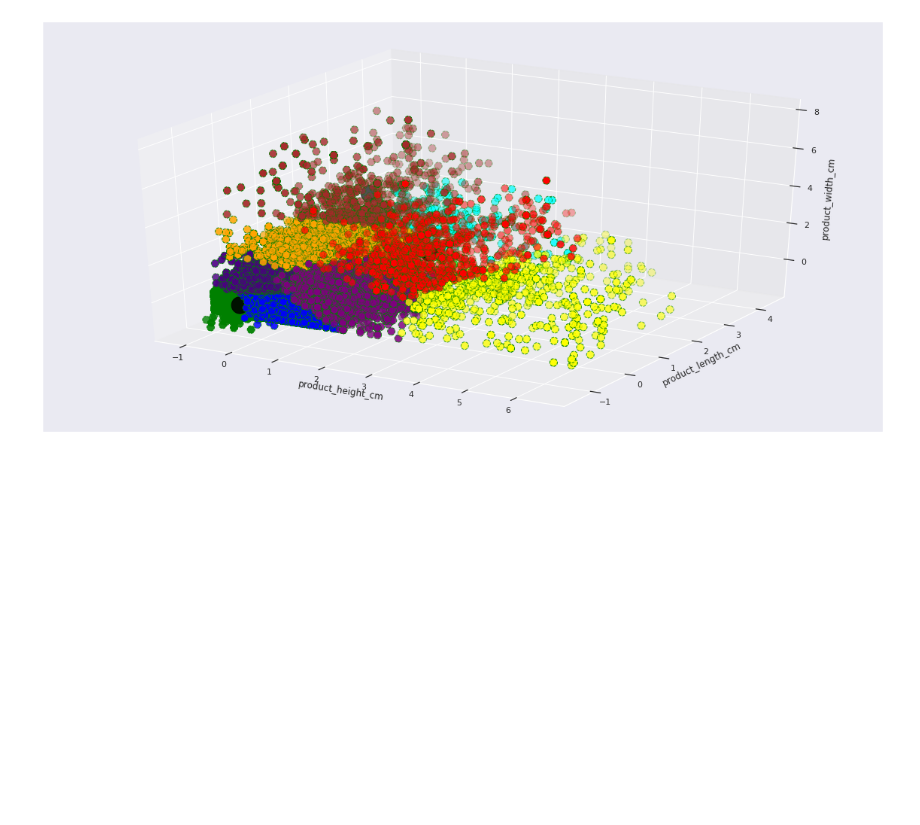
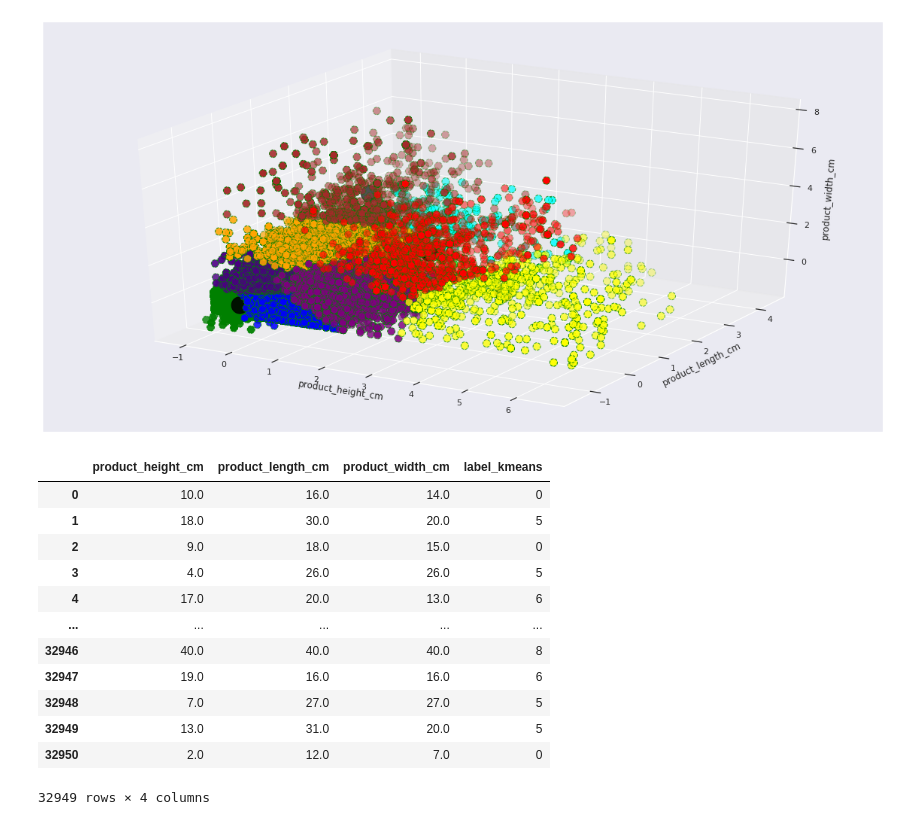
Before and after one commit to DolceParadise/blue-yonder-scm, a Jupyter notebook: carton_optimization.ipynb, the cells around one changed output. Cells and saved outputs as stored; diff of their text form; code cells hidden in the pictures; blank space fills up the shorter version.

```diff
--- a/carton_optimization.ipynb
+++ b/carton_optimization.ipynb
@@ -114,3 +114,23 @@ ax.set_zlabel('product_width_cm')
 plt.show()
 # %% [output]
 [figure]
+# %%
+kmeans = KMeans(n_clusters=10, random_state=42).fit(dfa)
+labels = kmeans.labels_
+dfa_wth_std = pd.DataFrame(data = dfa, columns = ['product_height_cm','product_length_cm','product_width_cm'])
+dfa_wth_std['label_kmeans'] = labels
+dfa_wth_std
+# %% [output]
+|  | product_height_cm | product_length_cm | product_width_cm | label_kmeans |
+| 0 | 10.0 | 16.0 | 14.0 | 0 |
+| 1 | 18.0 | 30.0 | 20.0 | 5 |
+| 2 | 9.0 | 18.0 | 15.0 | 0 |
+| 3 | 4.0 | 26.0 | 26.0 | 5 |
+| 4 | 17.0 | 20.0 | 13.0 | 6 |
+| ... | ... | ... | ... | ... |
+| 32946 | 40.0 | 40.0 | 40.0 | 8 |
+| 32947 | 19.0 | 16.0 | 16.0 | 6 |
+| 32948 | 7.0 | 27.0 | 27.0 | 5 |
+| 32949 | 13.0 | 31.0 | 20.0 | 5 |
+| 32950 | 2.0 | 12.0 | 7.0 | 0 |
+32949 rows × 4 columns
```
Also changed, not shown: 1 other file.
